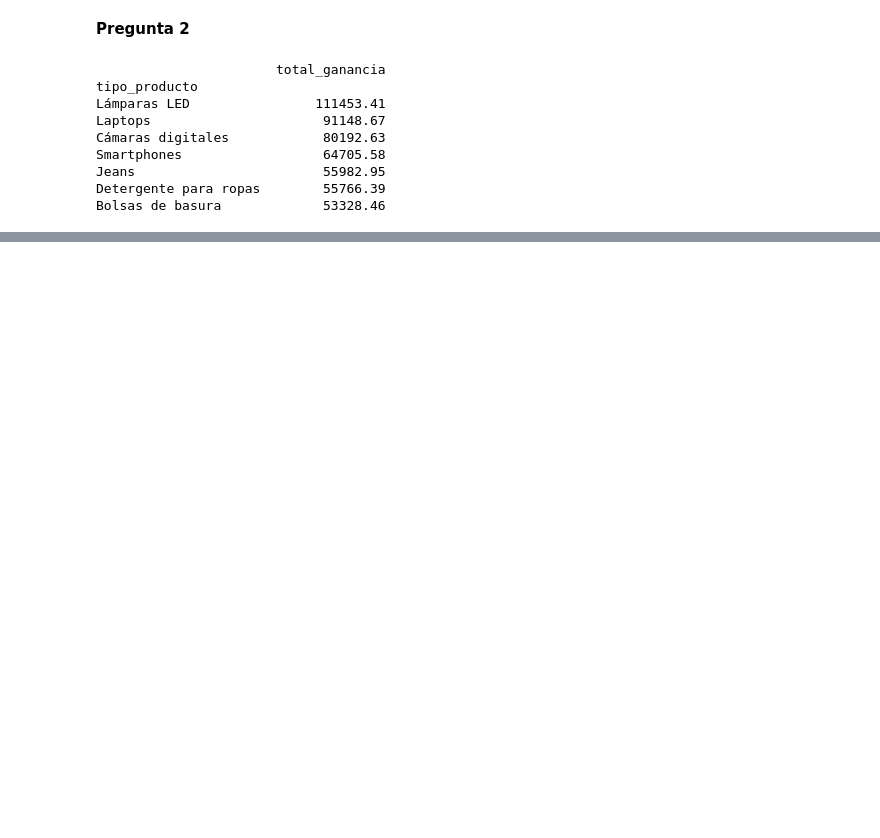
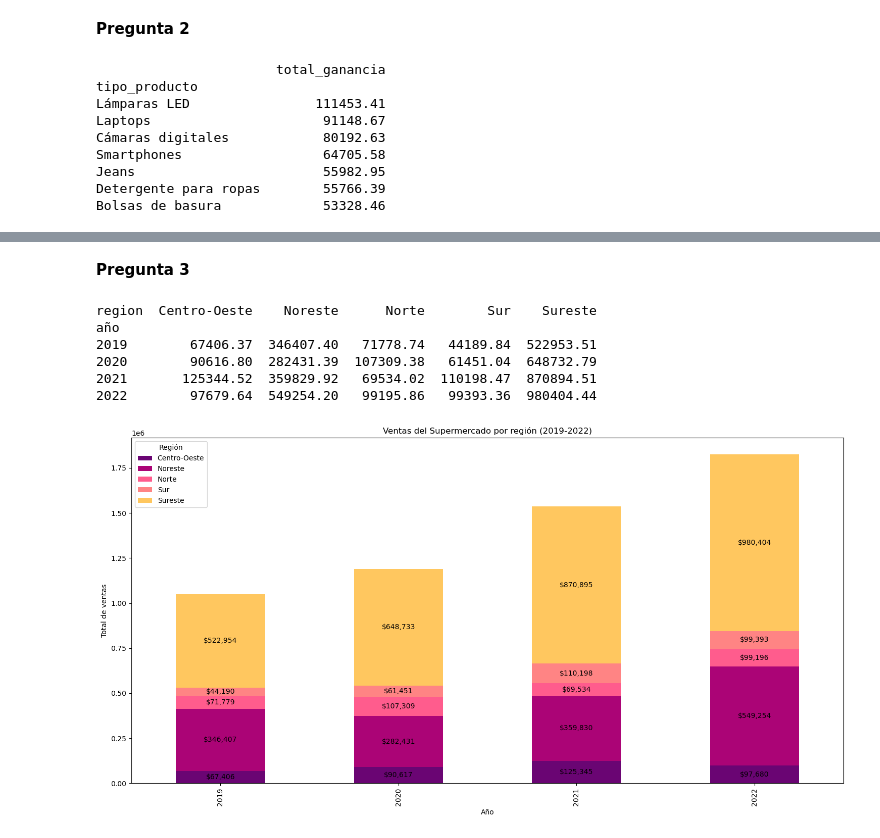
Before and after one commit to gabrielcz6/supermarketsalesanalysis, a Jupyter notebook: supermarketanalisis.ipynb, the cells around one changed output, grey strips where cells are left out. Cells and saved outputs as stored; diff of their text form; code cells hidden in the pictures; blank space fills up the shorter version.

Commit message:
Pregunta 3 y 5

```diff
--- a/supermarketanalisis.ipynb
+++ b/supermarketanalisis.ipynb
@@ -214,0 +232,55 @@ plt.show()
+# %% [markdown]
+**Pregunta 3**
+# %%
+import pandas as pd
+import matplotlib.pyplot as plt
+
+def pregunta_3():
+    # Definir las variables globales según las instrucciones
+    global df_ventas, df_ventas_limpio
+
+    # Convertir 'fecha_pedido' a datetime si aún no se ha hecho
+    df_ventas_limpio['fecha_pedido'] = pd.to_datetime(df_ventas_limpio['fecha_pedido'])
+
+    # 1. Preparación de los datos
+    # Crear una copia de df_ventas_limpio con solo las columnas especificadas
+    df_ventas_año_region = df_ventas_limpio[['fecha_pedido', 'region', 'total_venta']].copy()
+    # Crear una nueva columna 'año' con solo el año de 'fecha_pedido'
+    df_ventas_año_region['año'] = df_ventas_año_region['fecha_pedido'].dt.year
+    # Eliminar la columna 'fecha_pedido'
+    df_ventas_año_region.drop('fecha_pedido', axis=1, inplace=True)
+    # Generar una tabla pivotante
+    df_ventas_año_region = pd.crosstab(index=df_ventas_año_region['año'],
+                                        columns=df_ventas_año_region['region'],
+                                        values=df_ventas_año_region['total_venta'],
+                                        aggfunc='sum')
+    print(df_ventas_año_region)
+    # 2. Visualización
+    # Definir los colores para el gráfico de barras apiladas
+    colores = ['#6a0573', '#ab0476', '#ff5c8d', '#ff8484', '#ffc75f']
+    # Crear el gráfico de barras apiladas
+    ax = df_ventas_año_region.plot(kind='bar', stacked=True, figsize=(15, 8), color=colores)
+    # Añadir etiquetas a cada segmento
+    for container in ax.containers:
+        # Convertir a texto y añadir el símbolo de $ al principio
+        labels = [f"${v:,.0f}" for v in container.datavalues]
+        ax.bar_label(container, label_type='center', labels=labels)
+    # Personalizar la gráfica con opciones adicionales según su imaginación
+    plt.title('Ventas del Supermercado por región (2019-2022)')
+    plt.xlabel('Año')
+    plt.ylabel('Total de ventas')
+    plt.legend(title='Región')
+    plt.tight_layout()
+    # Mostrar la gráfica
+    plt.show()
+
+# Llamar a la función pregunta_3 para ejecutar el código
+pregunta_3()
+# %% [output]
+region  Centro-Oeste    Noreste      Norte        Sur    Sureste
+año
+2019        67406.37  346407.40   71778.74   44189.84  522953.51
+2020        90616.80  282431.39  107309.38   61451.04  648732.79
+2021       125344.52  359829.92   69534.02  110198.47  870894.51
+2022        97679.64  549254.20   99195.86   99393.36  980404.44
+[figure, added]
```
Also changed, not shown: parts of 4 cells of this notebook, 1 other file.
